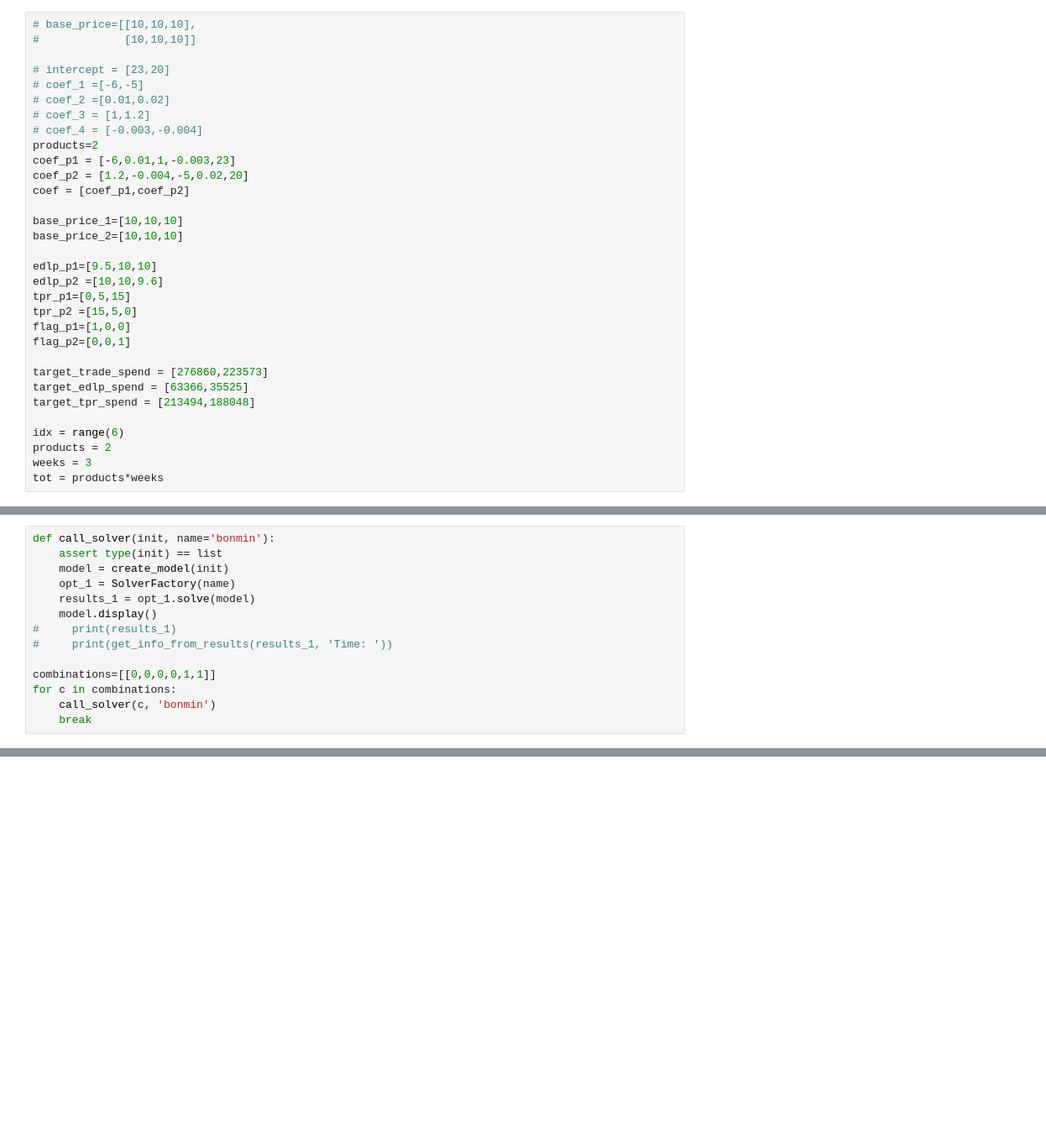
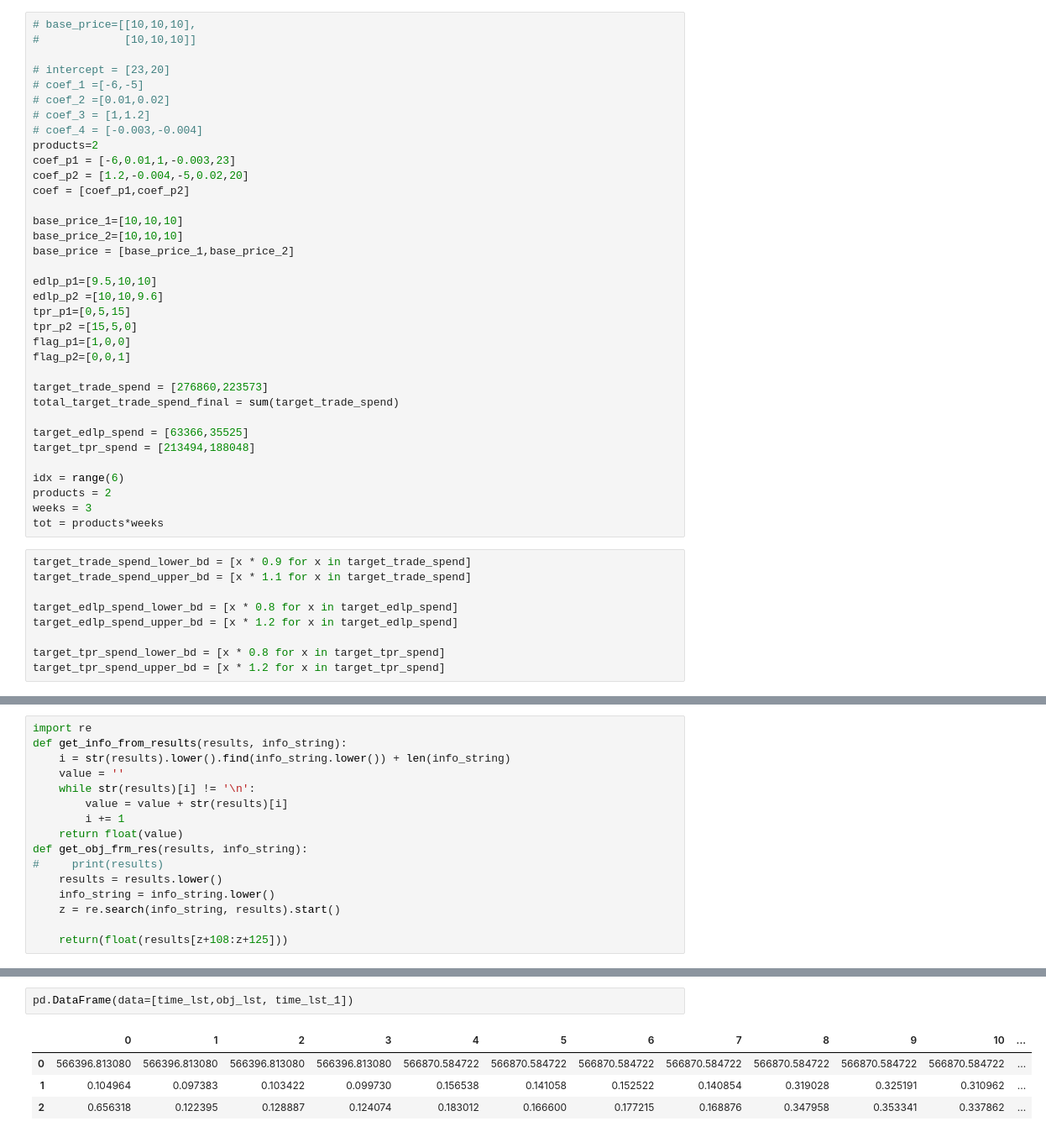
Before and after one commit to kingalin/Optimization, a Jupyter notebook: 1_6.ipynb, the cells around one changed output, grey strips where cells are left out. Shown: that part at 84% size. Cells and saved outputs as stored; diff of their text form; blank space fills up the shorter version.

```diff
--- a/1_6.ipynb
+++ b/1_6.ipynb
@@ -19,6 +20,7 @@ coef = [coef_p1,coef_p2]
 
 base_price_1=[10,10,10]
 base_price_2=[10,10,10]
+base_price = [base_price_1,base_price_2]
 
 edlp_p1=[9.5,10,10]
 edlp_p2 =[10,10,9.6]
@@ -28,6 +30,8 @@ flag_p1=[1,0,0]
 flag_p2=[0,0,1]
 
 target_trade_spend = [276860,223573]
+total_target_trade_spend_final = sum(target_trade_spend)
+
 target_edlp_spend = [63366,35525]
 target_tpr_spend = [213494,188048]
 
@@ -35,6 +39,15 @@ idx = range(6)
 products = 2
 weeks = 3
 tot = products*weeks
+# %%
+target_trade_spend_lower_bd = [x * 0.9 for x in target_trade_spend]
+target_trade_spend_upper_bd = [x * 1.1 for x in target_trade_spend]
+
+target_edlp_spend_lower_bd = [x * 0.8 for x in target_edlp_spend]
+target_edlp_spend_upper_bd = [x * 1.2 for x in target_edlp_spend]
+
+target_tpr_spend_lower_bd = [x * 0.8 for x in target_tpr_spend]
+target_tpr_spend_upper_bd = [x * 1.2 for x in target_tpr_spend]
 # %%
 def cal_sales(edlp_p1, tpr_p1, flag_p1, edlp_p2, tpr_p2, flag_p2,coef):
 
@@ -131,16 +159,2 @@ def create_model(init):
 #     model.c5 = Constraint(expr = sum(calc_flag_util(model.flag))==0 )
     return model
-# %%
-def call_solver(init, name='bonmin'):
-    assert type(init) == list
-    model = create_model(init)
-    opt_1 = SolverFactory(name)
-    results_1 = opt_1.solve(model)
-    model.display()
-#     print(results_1)
-#     print(get_info_from_results(results_1, 'Time: '))
-
-combinations=[[0,0,0,0,1,1]]
-for c in combinations:
-    call_solver(c, 'bonmin')
-    break
@@ -164,0 +161,16 @@ Model Spend_Optim
+# %%
+import re
+def get_info_from_results(results, info_string):
+    i = str(results).lower().find(info_string.lower()) + len(info_string)
+    value = ''
+    while str(results)[i] != '\n':
+        value = value + str(results)[i]
+        i += 1
+    return float(value)
+def get_obj_frm_res(results, info_string):
+#     print(results)
+    results = results.lower()
+    info_string = info_string.lower()
+    z = re.search(info_string, results).start()
+
+    return(float(results[z+108:z+125]))
@@ -164,0 +249,7 @@ Model Spend_Optim
+# %%
+pd.DataFrame(data=[time_lst,obj_lst, time_lst_1])
+# %% [output]
+|  | 0 | 1 | 2 | 3 | 4 | 5 | 6 | 7 | 8 | 9 | 10 | ... |
+| 0 | 566396.813080 | 566396.813080 | 566396.813080 | 566396.813080 | 566870.584722 | 566870.584722 | 566870.584722 | 566870.584722 | 566870.584722 | 566870.584722 | 566870.584722 | ... |
+| 1 | 0.104964 | 0.097383 | 0.103422 | 0.099730 | 0.156538 | 0.141058 | 0.152522 | 0.140854 | 0.319028 | 0.325191 | 0.310962 | ... |
+| 2 | 0.656318 | 0.122395 | 0.128887 | 0.124074 | 0.183012 | 0.166600 | 0.177215 | 0.168876 | 0.347958 | 0.353341 | 0.337862 | ... |
```
Also changed, not shown: parts of 6 cells of this notebook, 4 other files.
